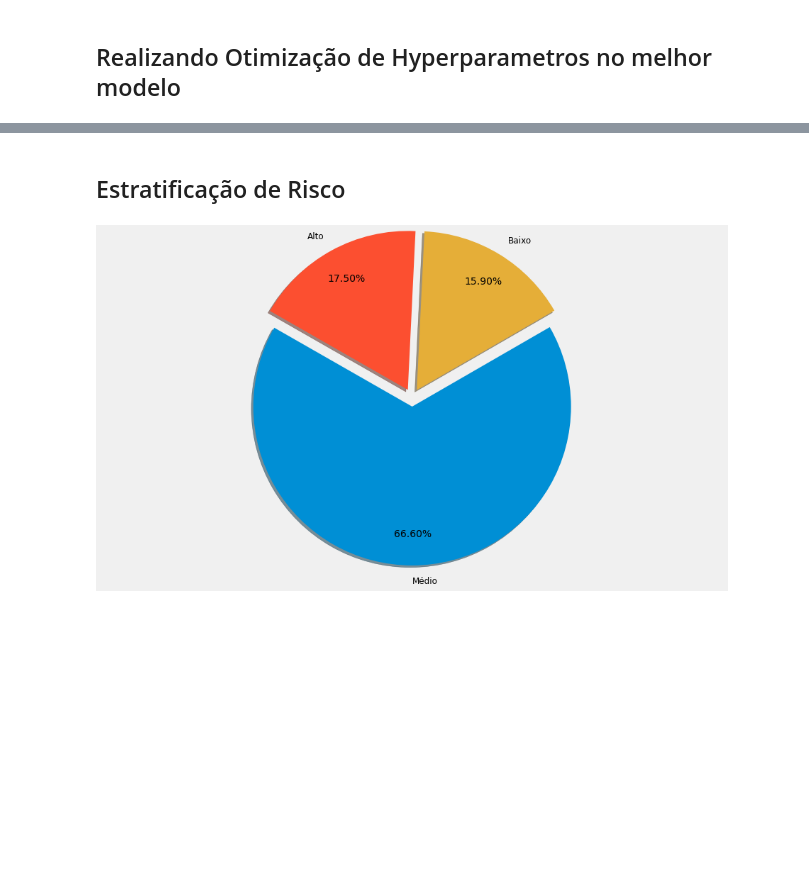
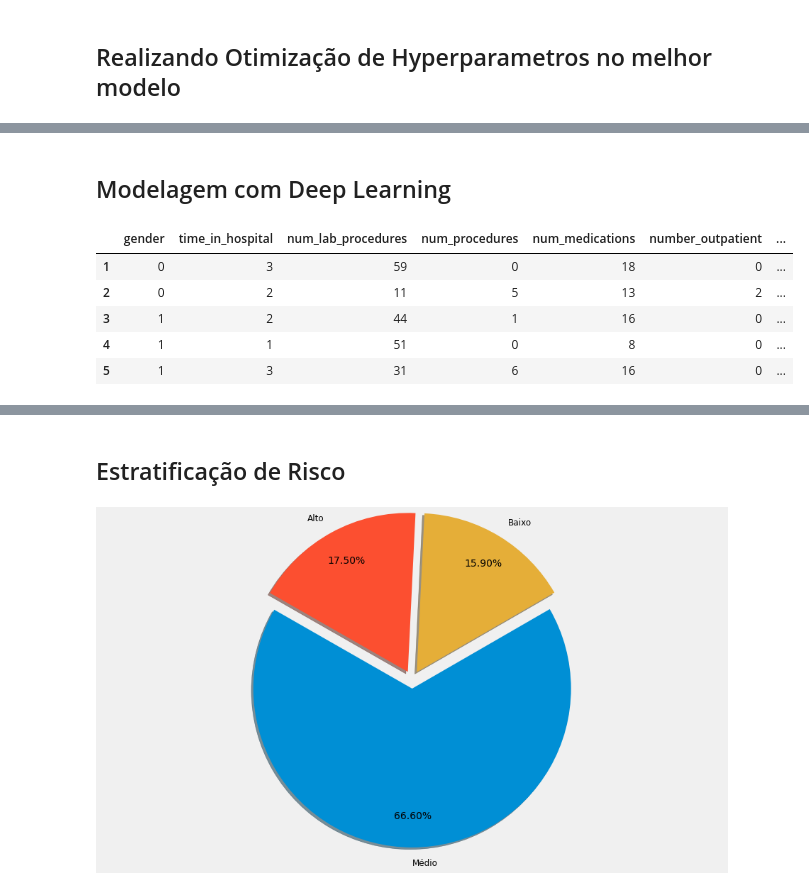
Before and after one commit to RodrigoLima82/Estratificacao_Risco_Diabetes, a Jupyter notebook: Estratificacao_de_Risco_Diabetes.ipynb, the cells around one changed output, grey strips where cells are left out. Cells and saved outputs as stored; diff of their text form; code cells hidden in the pictures; blank space fills up the shorter version.

```diff
--- a/Estratificacao_de_Risco_Diabetes.ipynb
+++ b/Estratificacao_de_Risco_Diabetes.ipynb
@@ -461,0 +534,39 @@ CV ROC_AUC score: 0.75660
+# %% [markdown]
+## Modelagem com Deep Learning
+# %%
+# Aplicando engenharia de atributos no dataset
+train = feature_engineering(df)
+
+# Vamos armazenar 'readmitted' no rótulo (y) e o restante das colunas em X
+y = train['readmitted']
+X = train.drop(['readmitted'], axis = 1)
+
+# Vamos criar variáveis dummy para variáveis categóricas
+X = pd.get_dummies(X)
+
+# Split dos dados
+X_treino, X_teste, Y_treino, Y_teste = train_test_split(X, y, test_size = .2, random_state = 0, stratify = y)
+
+# Cria o padronizador
+scaler = StandardScaler()
+
+# Padronizando os dados
+X_treino_scaled = scaler.fit_transform(X_treino)
+
+# Nos dados de teste, aplicamos apenas o transform()
+X_teste_scaled = scaler.transform(X_teste)
+
+# Aplicar o balanceamento de classes usando SMOTE
+new_X, new_y, features_columns = balanceamento_classe(X_treino_scaled, Y_treino)
+
+# Define o peso para as classes
+pesos_classes = {0:0.49, 1:0.51}
+# %%
+X.head()
+# %% [output]
+|  | gender | time_in_hospital | num_lab_procedures | num_procedures | num_medications | number_outpatient | ... |
+| 1 | 0 | 3 | 59 | 0 | 18 | 0 | ... |
+| 2 | 0 | 2 | 11 | 5 | 13 | 2 | ... |
+| 3 | 1 | 2 | 44 | 1 | 16 | 0 | ... |
+| 4 | 1 | 1 | 51 | 0 | 8 | 0 | ... |
+| 5 | 1 | 3 | 31 | 6 | 16 | 0 | ... |
```
Also changed, not shown: parts of 18 cells of this notebook.
